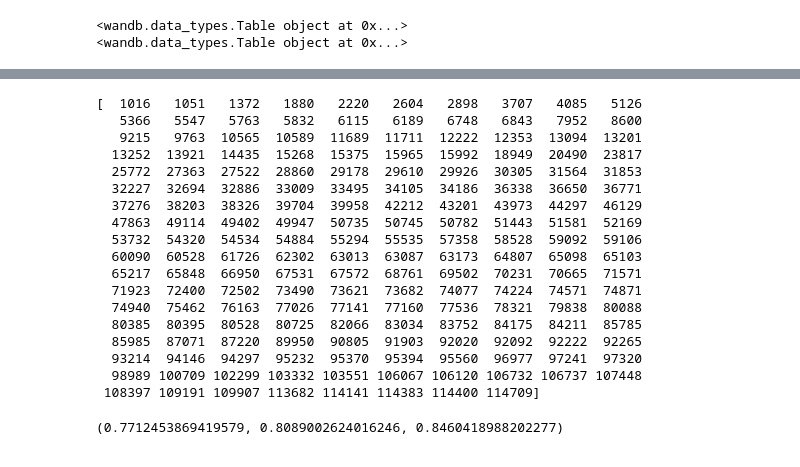
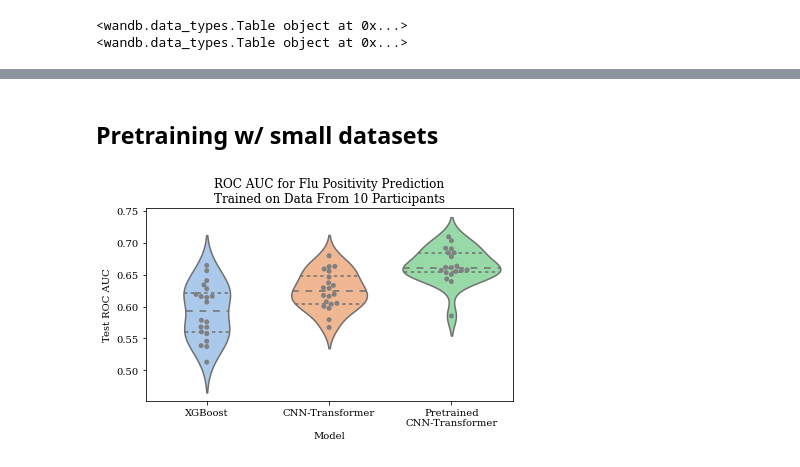
Before and after one commit to behavioral-data/Homekit2020, a Jupyter notebook: notebooks/mam/kdd2022-viz/model_analysis.ipynb, the cells around one changed output, grey strips where cells are left out. Cells and saved outputs as stored; diff of their text form; code cells hidden in the pictures.

```diff
--- a/notebooks/mam/kdd2022-viz/model_analysis.ipynb
+++ b/notebooks/mam/kdd2022-viz/model_analysis.ipynb
@@ -76,0 +83,14 @@ log_p = delong_roc_test(merged["label_ours"].values, merged["pred_ours"].values,
+# %%
+y = []
+x = []
+for i in np.linspace(0,1,10):
+    n = len(merged)
+    more_conf = make_more_confident(merged["label_ours"].values, merged["pred_ours"].values, q=i)
+    log_p = delong_roc_test(merged["label_ours"].values, more_conf, merged["pred_xgb"].values )[0][0]
+    x.append(roc_auc_score(merged["label_ours"].values,more_conf))
+    y.append(10**log_p)
+
+plt.plot(x,y)
+plt.axhline(0.05,0,1,color="black",linestyle="--")
+plt.xlabel("Predict Flu Pos ROC AUC")
+plt.ylabel("Delong p v.s. CNN")
@@ -139,22 +143,35 @@ hier_bootstrap_roc_auc(merged["label_ours"].values, merged["pred_ours"].values)
-# %%
-hier_bootstrap_roc_auc(merged["label_ours"].values, merged["pred_xgb"].values)
-# %% [output]
-[  1016   1051   1372   1880   2220   2604   2898   3707   4085   5126
-   5366   5547   5763   5832   6115   6189   6748   6843   7952   8600
-   9215   9763  10565  10589  11689  11711  12222  12353  13094  13201
-  13252  13921  14435  15268  15375  15965  15992  18949  20490  23817
-  25772  27363  27522  28860  29178  29610  29926  30305  31564  31853
-  32227  32694  32886  33009  33495  34105  34186  36338  36650  36771
-  37276  38203  38326  39704  39958  42212  43201  43973  44297  46129
-  47863  49114  49402  49947  50735  50745  50782  51443  51581  52169
-  53732  54320  54534  54884  55294  55535  57358  58528  59092  59106
-  60090  60528  61726  62302  63013  63087  63173  64807  65098  65103
-  65217  65848  66950  67531  67572  68761  69502  70231  70665  71571
-  71923  72400  72502  73490  73621  73682  74077  74224  74571  74871
-  74940  75462  76163  77026  77141  77160  77536  78321  79838  80088
-  80385  80395  80528  80725  82066  83034  83752  84175  84211  85785
-  85985  87071  87220  89950  90805  91903  92020  92092  92222  92265
-  93214  94146  94297  95232  95370  95394  95560  96977  97241  97320
-  98989 100709 102299 103332 103551 106067 106120 106732 106737 107448
- 108397 109191 109907 113682 114141 114383 114400 114709]
-(0.7712453869419579, 0.8089002624016246, 0.8460418988202277)
+# %% [markdown]
+## Pretraining w/ small datasets
+# %%
+api = wandb.Api()
+pt_runs = api.runs("mikeamerrill/kdd2022", filters={"tags": {"$in": ["20 Fold pt"]}})
+pt_df = pd.DataFrame([x.summary._json_dict for x in pt_runs])
+pt_df["eval/best_roc_auc"].mean()
+pt_df["Model"] = "Pretrained\nCNN-Transformer"
+
+non_pr_runs = api.runs("mikeamerrill/kdd2022", filters={"tags": {"$in": ["20 Fold npt"]}})
+non_pr_df = pd.DataFrame([x.summary._json_dict for x in non_pr_runs])
+non_pr_df["eval/best_roc_auc"].mean()
+non_pr_df["Model"] = "CNN-Transformer"
+
+
+
+xgb_runs = api.runs("mikeamerrill/kdd2022", filters={"tags": {"$in": ["20 Fold XGB"]}})
+xgb_df = pd.DataFrame([x.summary._json_dict for x in xgb_runs])
+xgb_df = xgb_df.rename(columns={"eval/roc_auc":"eval/best_roc_auc"})
+xgb_df["Model"] = "XGBoost"
+
+fold_20_results = pd.concat([pt_df,non_pr_df,xgb_df], axis=0)
+# %%
+PLOT_ORDER = ["XGBoost","CNN-Transformer","Pretrained\nCNN-Transformer"]
+with plt.style.context('/homes/gws/mikeam/seattleflustudy/src/visualization/stylesheets/paper.mplstyle'):
+    sns.violinplot(x = "Model", y="eval/best_roc_auc", inner="quart",data=fold_20_results, palette="pastel",
+                    order=PLOT_ORDER)
+    sns.swarmplot(x = "Model", y="eval/best_roc_auc", data=fold_20_results, color="grey",
+                    order=PLOT_ORDER)
+    plt.ylabel("Test ROC AUC")
+    plt.title("ROC AUC for Flu Positivity Prediction\nTrained on Data From 10 Participants")
+    plt.tight_layout()
+plt.savefig("/homes/gws/mikeam/seattleflustudy/reports/kdd2022/flu_20_fold.pdf",bbox_inches="tight")
+# %% [output]
+[figure, added]
```
Also changed, not shown: parts of 12 cells of this notebook, 5 other files.
